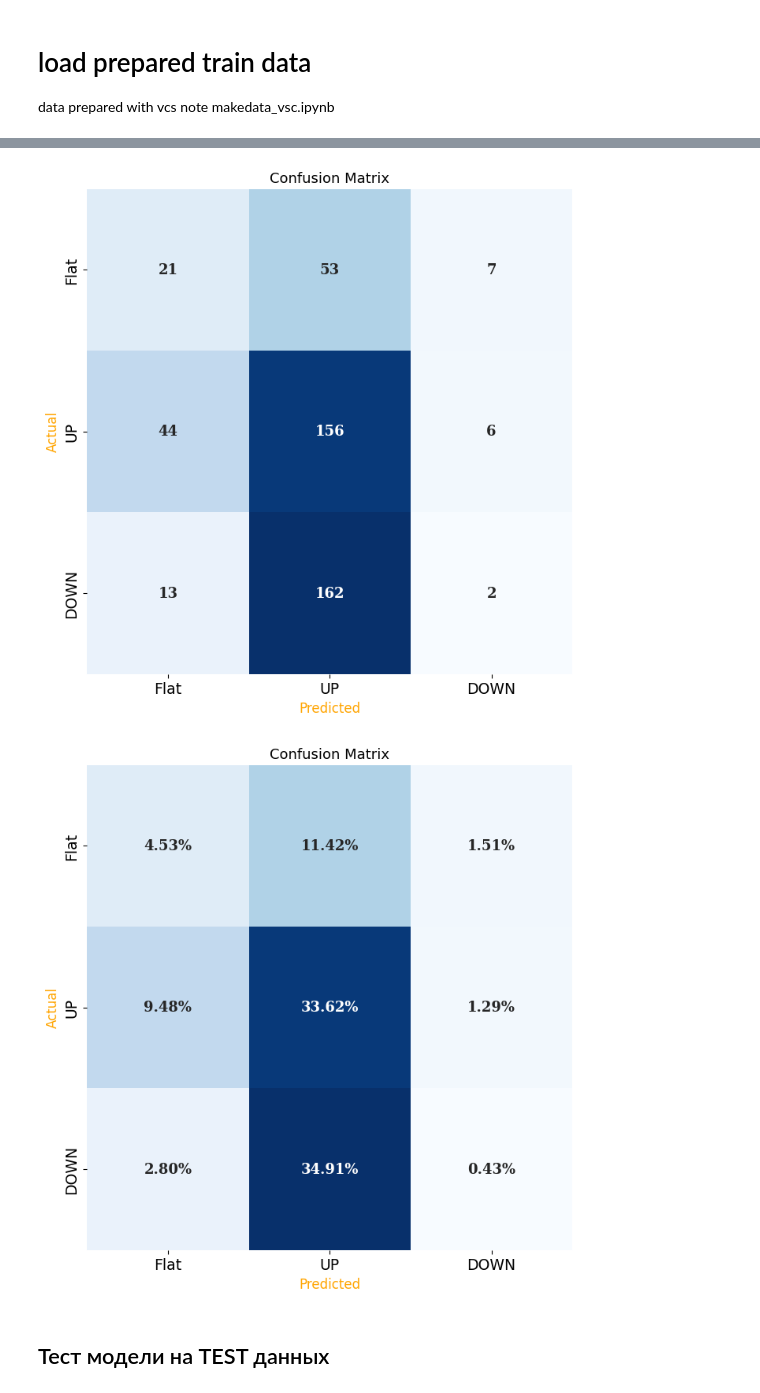
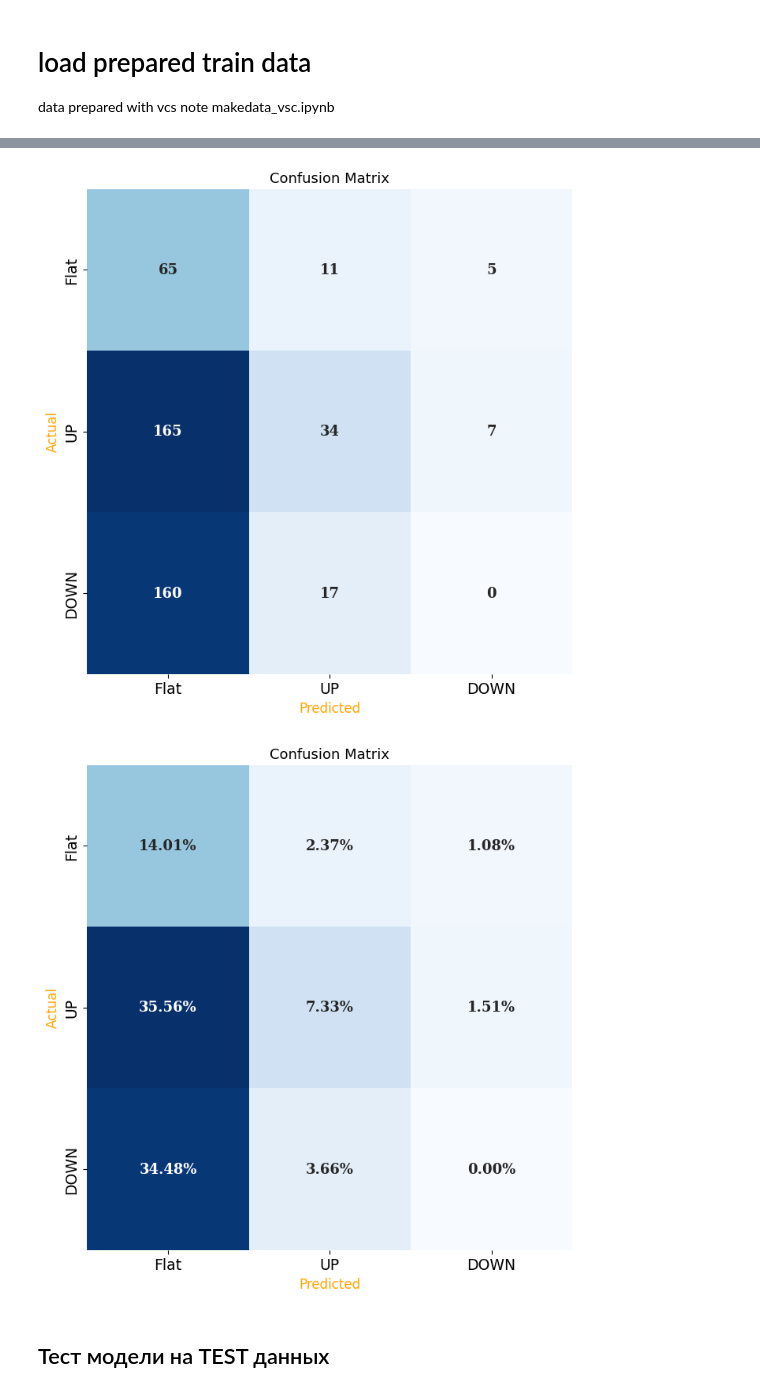
Before and after one commit to Mike030668/Project_glass, a Jupyter notebook: notebooks/train_predtrend_model.ipynb, the cells around one changed output, grey strips where cells are left out. Cells and saved outputs as stored; diff of their text form; code cells hidden in the pictures.

```diff
--- a/notebooks/train_predtrend_model.ipynb
+++ b/notebooks/train_predtrend_model.ipynb
@@ -116,28 +117,28 @@ gd.plot_gausdata(100, 400, pred_signal.mean(1), title="pred")
 # %%
 # устанавливаем переход от ожидания к действию
-TRESH_UP = 0.1
-TRESH_DOWN = -0.1
+TRESH_UP = 0.3
+TRESH_DOWN = -0.3
 VAL_LEN = 500
 lag = 1
 #test_signal = pred_signal[:,lag]
 test_signal = pred_signal.mean(1)
 # переведем сигнал от нейронки в класс действия
 y_pred = np.zeros(pred_signal.shape[0])
 y_pred[test_signal > TRESH_UP] = 1
 y_pred[test_signal < TRESH_DOWN] = 2
 
 # переведем сигнал от разметки  в класс действия
 y_true_ = y_data[-1-VAL_LEN+DEPTH+lag:-PREDICT_LAG+lag]
 y_true = np.zeros(y_true_.shape[0])
 y_true[y_true_==1] = 1
 y_true[y_true_== -1] = 2
 
 # строим матрицу ошибок
 confusion_matrix(y_true, y_pred, labels=['Flat', 'UP', 'DOWN'], figsize=(8,8))
 confusion_matrix(y_true, y_pred, labels=['Flat', 'UP', 'DOWN'], normalize='all', figsize=(8,8))
 # %% [output]
-[figure, old version]
+[figure, new version]
-[figure, old version]
+[figure, new version]
 # %% [markdown]
 ## Тест модели на TEST данных
 # %% [markdown]
```
Also changed, not shown: parts of 11 cells of this notebook.
